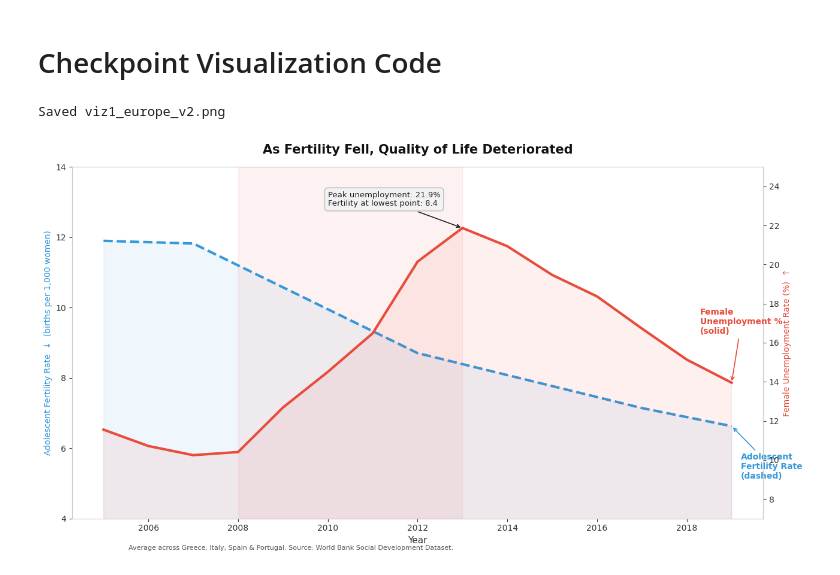
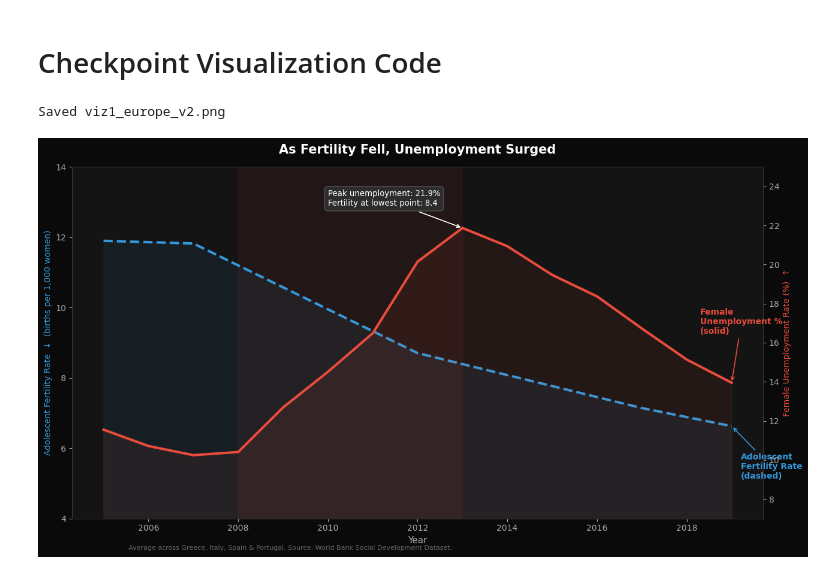
Before and after one commit to jueedeshmukh/dsc_106_projects, a Jupyter notebook: project 2/EDA.ipynb, the cells around one changed output. Cells and saved outputs as stored; diff of their text form; code cells hidden in the pictures.

```diff
--- a/project 2/EDA.ipynb
+++ b/project 2/EDA.ipynb
@@ -137,8 +137,8 @@ europe = ["Greece", "Italy", "Spain", "Portugal"]
 eu = df[df["Country Name"].isin(europe) & df["Year"].between(2005, 2019)]
 agg = eu.groupby("Year")[[FERTILITY, UNEMP_F]].mean().dropna()
 
-BG_DARK = "#ffffff"
-BG_AX   = "#ffffff"
+BG_DARK = "#0a0a0a"
+BG_AX   = "#141414"
 COLOR_FERT  = "#3498db"   # blue — fertility (dashed)
 COLOR_UNEMP = "#e74c3c"   # red — unemployment (solid)
 
@@ -177,46 +177,42 @@ ax2.annotate("Female\nUnemployment %\n(solid)",
 # ── DIFFERENCE CALLOUT at 2013 peak ──────────────────────────────────────────
 peak_year = 2013
 fert_at_peak  = agg.loc[peak_year, FERTILITY]
 unemp_at_peak = agg.loc[peak_year, UNEMP_F]
 
 ax2.annotate(f"Peak unemployment: {unemp_at_peak:.1f}%\nFertility at lowest point: {fert_at_peak:.1f}",
              xy=(peak_year, unemp_at_peak),
              xytext=(2010, 23),
-             color="#222222", fontsize=9.5,
-             bbox=dict(boxstyle="round,pad=0.4", facecolor="#f2f2f2", edgecolor="#bbbbbb"),
-             arrowprops=dict(arrowstyle="->", color="#222222", lw=1.2))
+             color="white", fontsize=9.5,
+             bbox=dict(boxstyle="round,pad=0.4", facecolor="#2c2c2c", edgecolor="#555555"),
+             arrowprops=dict(arrowstyle="->", color="white", lw=1.2))
 
 # ── RECESSION BAND ────────────────────────────────────────────────────────────
 ax1.axvspan(2008, 2013, alpha=0.07, color="#e74c3c")
 ax1.text(2010.3, 13.2, "Financial Crisis", color="#e74c3c",
          fontsize=9, alpha=0.85, style="italic")
 
 # ── AXIS LABELS & STYLING ─────────────────────────────────────────────────────
 ax1.set_ylabel("Adolescent Fertility Rate  ↓  (births per 1,000 women)",
                color=COLOR_FERT, fontsize=10)
 ax2.set_ylabel("Female Unemployment Rate (%)  ↑",
                color=COLOR_UNEMP, fontsize=10)
-ax1.tick_params(colors="#333333")
-ax2.tick_params(colors="#333333")
-ax1.set_xlabel("Year", color="#333333", fontsize=11)
+ax1.tick_params(colors="#aaaaaa")
+ax2.tick_params(colors="#aaaaaa")
+ax1.set_xlabel("Year", color="#aaaaaa", fontsize=11)
 
-for spine in ax1.spines.values(): spine.set_color("#cccccc")
-for spine in ax2.spines.values(): spine.set_color("#cccccc")
+for spine in ax1.spines.values(): spine.set_color("#333333")
+for spine in ax2.spines.values(): spine.set_color("#333333")
 
-ax1.set_title("As Fertility Fell, Quality of Life Deteriorated",
-              color="#111111", fontsize=15, fontweight="bold", pad=16)
+ax1.set_title("As Fertility Fell, Unemployment Surged",
+              color="white", fontsize=15, fontweight="bold", pad=16)
 fig.text(0.12, 0.01,
          "Average across Greece, Italy, Spain & Portugal. "
          "Source: World Bank Social Development Dataset.",
-         color="#555555", fontsize=8)
-
-# Note: This title is intentionally provocative but can be misleading because the chart
-# directly shows fertility and unemployment only, while "quality of life" is broader
-# and would require additional indicators (e.g., income, health, housing, and education).
+         color="#666666", fontsize=8)
 
 plt.tight_layout()
 plt.savefig("viz1_europe_v2.png", dpi=150, bbox_inches="tight", facecolor=BG_DARK)
 print("Saved viz1_europe_v2.png")
 # %% [output]
 Saved viz1_europe_v2.png
-[figure, old version]
+[figure, new version]
```
Also changed, not shown: 1 other file.
